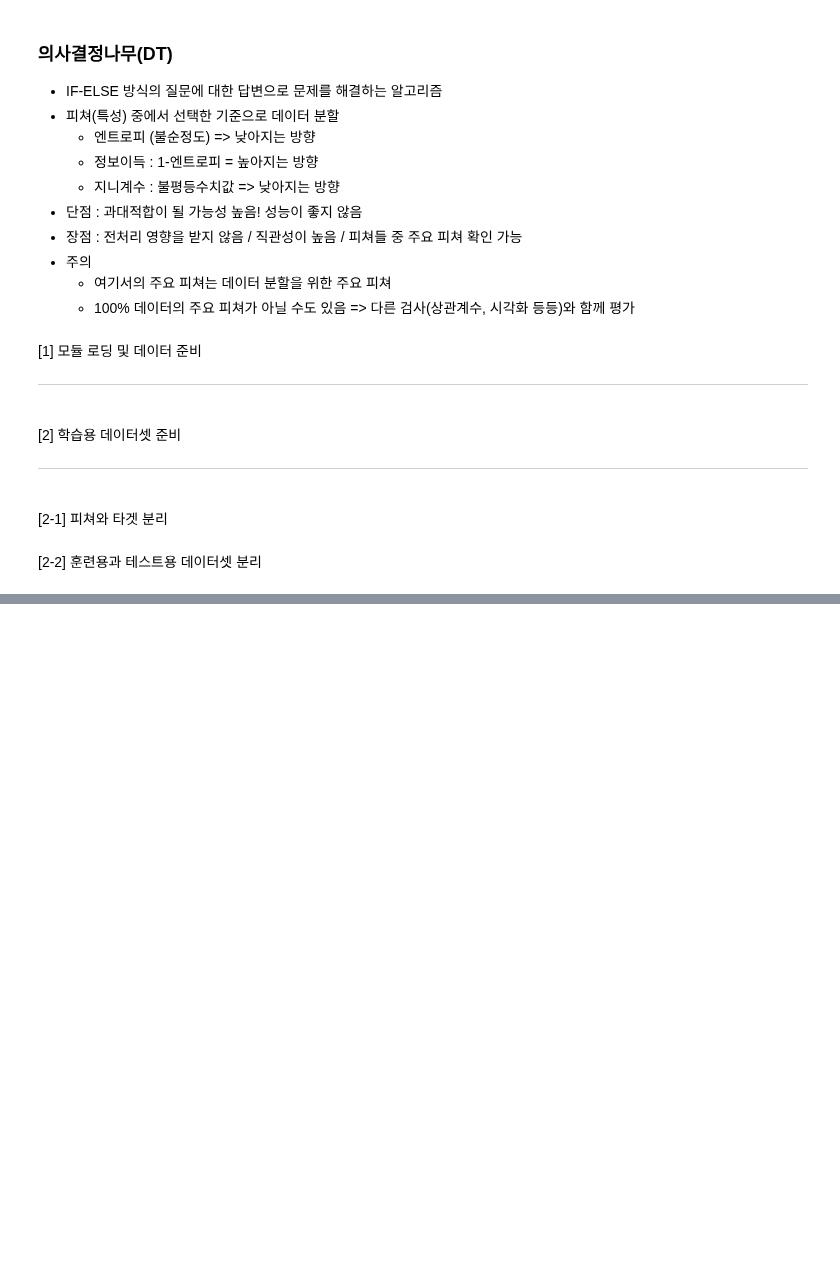
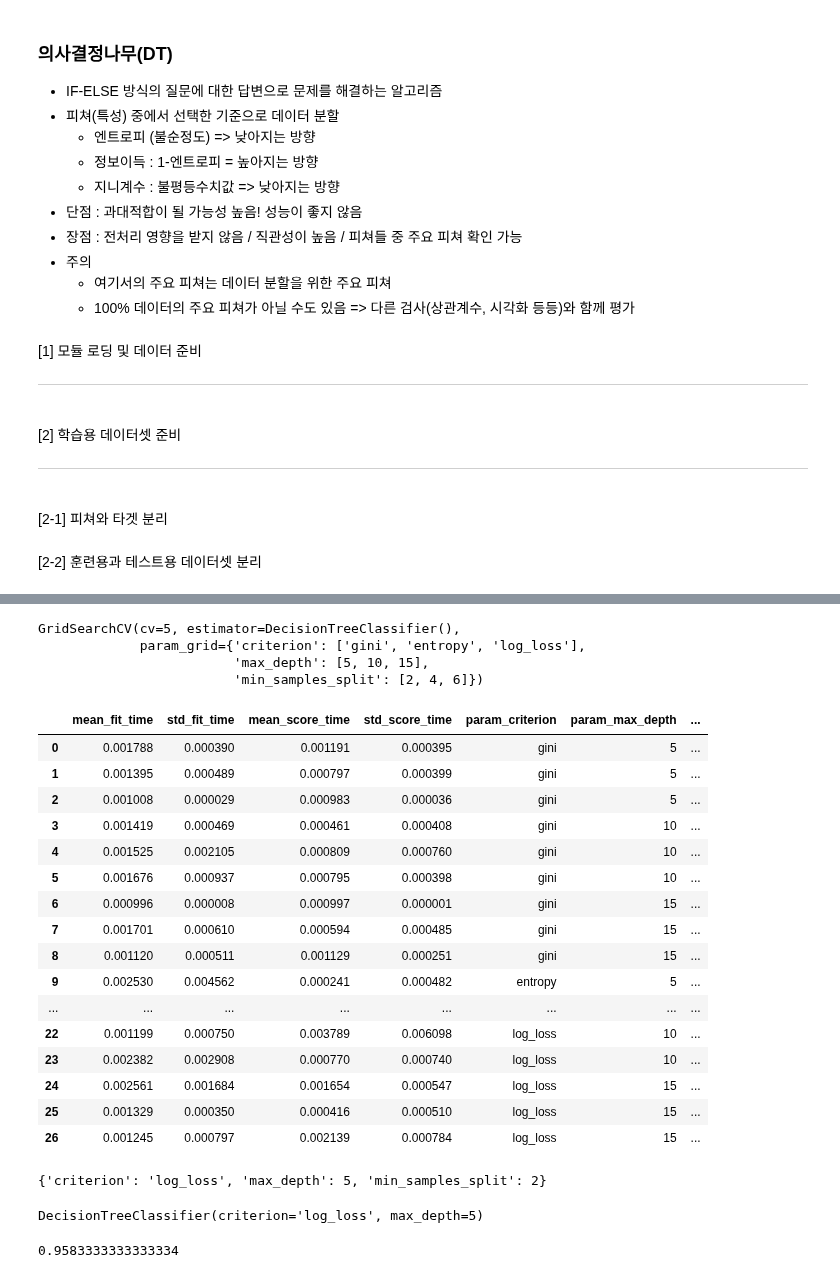
Before and after one commit to Schubert3275/KDT-MachineLearning_Study, a Jupyter notebook: DAY_09/ex_iris_dt.ipynb, the cells around one changed output, grey strips where cells are left out. Saved outputs shown, nothing was run; the diff lists cells and outputs as text; code cells hidden in the pictures; blank space fills up the shorter version.

```diff
--- a/DAY_09/ex_iris_dt.ipynb
+++ b/DAY_09/ex_iris_dt.ipynb
@@ -23,8 +23,8 @@ irisDF = pd.read_csv("../data/iris.csv")
 # %% [markdown]
 [2-1] 피쳐와 타겟 분리
 # %%
-feature = irisDF[irisDF.columns[:3]]
-target = irisDF[irisDF.columns[4]]
+feature = irisDF[irisDF.columns[:-1]]
+target = irisDF[irisDF.columns[-1]]
 # %% [markdown]
 [2-2] 훈련용과 테스트용 데이터셋 분리
 # %%
@@ -35,0 +46,4 @@ x_train, x_test, y_train, y_test = train_test_split(
+# %%
+# 인스턴스 생성 및 학습
+model = DecisionTreeClassifier(criterion="entropy")
+model.fit(x_train, y_train)
@@ -35,0 +95,63 @@ x_train, x_test, y_train, y_test = train_test_split(
+# %%
+# 모델 조합 조건
+# cv => 기본 5, ...
+# DT의 하이퍼파라미터 => max_depth, ...
+dt_model = DecisionTreeClassifier()
+n_cv = 5
+params = {
+    "criterion": ["gini", "entropy", "log_loss"],
+    "max_depth": [5, 10, 15],
+    "min_samples_split": [2, 4, 6],
+}
+# 하이퍼파라미터 조합된 모델 생성 후 교차검증 데이터셋으로 학습 진행해주는 인스턴스
+gs = GridSearchCV(dt_model, param_grid=params, cv=n_cv)
+# %%
+# 조합된 모델들의 학습 진행
+result = gs.fit(x_train, y_train)
+# %%
+# 결과 확인
+result
+# %% [output]
+GridSearchCV(cv=5, estimator=DecisionTreeClassifier(),
+             param_grid={'criterion': ['gini', 'entropy', 'log_loss'],
+                         'max_depth': [5, 10, 15],
+                         'min_samples_split': [2, 4, 6]})
+# %%
+# 학습 후 저장된 모델 파라미터 확인
+# 교차학습 결과
+cv_result = pd.DataFrame(gs.cv_results_)
+cv_result
+# %% [output]
+|  | mean_fit_time | std_fit_time | mean_score_time | std_score_time | param_criterion | param_max_depth | ... |
+| 0 | 0.001788 | 0.000390 | 0.001191 | 0.000395 | gini | 5 | ... |
+| 1 | 0.001395 | 0.000489 | 0.000797 | 0.000399 | gini | 5 | ... |
+| 2 | 0.001008 | 0.000029 | 0.000983 | 0.000036 | gini | 5 | ... |
+| 3 | 0.001419 | 0.000469 | 0.000461 | 0.000408 | gini | 10 | ... |
+| 4 | 0.001525 | 0.002105 | 0.000809 | 0.000760 | gini | 10 | ... |
+| 5 | 0.001676 | 0.000937 | 0.000795 | 0.000398 | gini | 10 | ... |
+| 6 | 0.000996 | 0.000008 | 0.000997 | 0.000001 | gini | 15 | ... |
+| 7 | 0.001701 | 0.000610 | 0.000594 | 0.000485 | gini | 15 | ... |
+| 8 | 0.001120 | 0.000511 | 0.001129 | 0.000251 | gini | 15 | ... |
+| 9 | 0.002530 | 0.004562 | 0.000241 | 0.000482 | entropy | 5 | ... |
+| ... | ... | ... | ... | ... | ... | ... | ... |
+| 22 | 0.001199 | 0.000750 | 0.003789 | 0.006098 | log_loss | 10 | ... |
+| 23 | 0.002382 | 0.002908 | 0.000770 | 0.000740 | log_loss | 10 | ... |
+| 24 | 0.002561 | 0.001684 | 0.001654 | 0.000547 | log_loss | 15 | ... |
+| 25 | 0.001329 | 0.000350 | 0.000416 | 0.000510 | log_loss | 15 | ... |
+| 26 | 0.001245 | 0.000797 | 0.002139 | 0.000784 | log_loss | 15 | ... |
+# %%
+# 조합된 모델 중 최고의 성능을 내는 하이퍼파라미터 값
+gs.best_params_
+# %% [output]
+{'criterion': 'log_loss', 'max_depth': 5, 'min_samples_split': 2}
+# %%
+# 조합된 모델 중 최고의 성능을 내는 모델 인스턴스
+my_best_model = gs.best_estimator_
+my_best_model
+# %% [output]
+DecisionTreeClassifier(criterion='log_loss', max_depth=5)
+# %%
+# 조합된 모델 중 최고의 점수
+gs.best_score_
+# %% [output]
+0.9583333333333334
```
Also changed, not shown: parts of 17 cells of this notebook, 6 other files.
